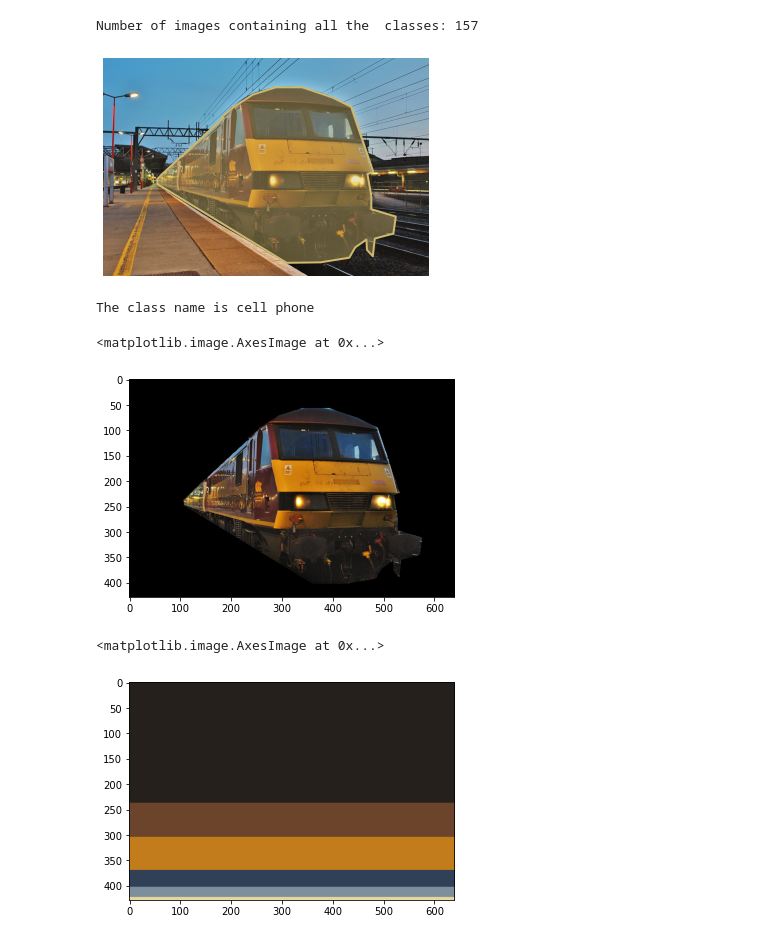
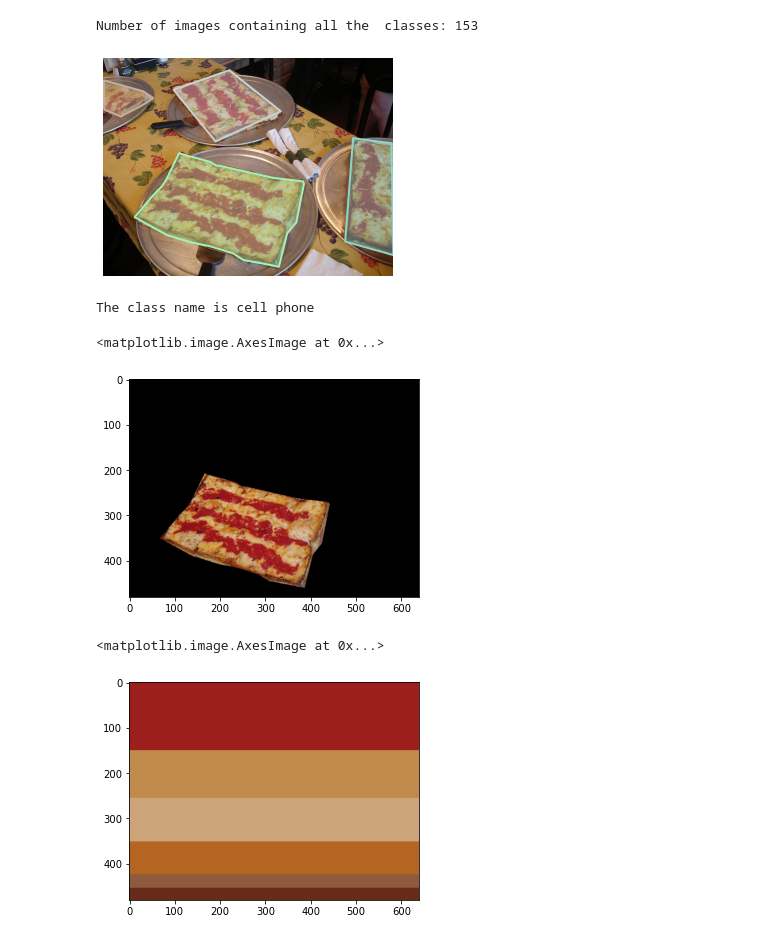
Before and after one commit to Recycleye/viz_eda, a Jupyter notebook: colorAnalysis.ipynb, the cells around one changed output. Cells and saved outputs as stored; diff of their text form; code cells hidden in the pictures.

Commit message:
Optimized mask segmentation + kmeans for colour analysis

```diff
--- a/colorAnalysis.ipynb
+++ b/colorAnalysis.ipynb
@@ -35,7 +35,7 @@ index created!
 [{'supercategory': 'person', 'id': 1, 'name': 'person'}, {'supercategory': 'vehicle', 'id': 2, 'name': 'bicycle'}, {'supercategory': 'vehicle', 'id': 3, 'name': 'car'}, {'supercategory': 'vehicle', 'i ...
 # %%
 # Define the classes (out of the 81) which you want to see. Others will not be shown.
-filterClasses = ['train']
+filterClasses = ['pizza']
 
 # Fetch class IDs only corresponding to the filterClasses
 catIds = coco.getCatIds(catNms=filterClasses)
@@ -43,7 +43,7 @@ catIds = coco.getCatIds(catNms=filterClasses)
 imgIds = coco.getImgIds(catIds=catIds)
 print("Number of images containing all the  classes:", len(imgIds))
 # %% [output]
-Number of images containing all the  classes: 157
+Number of images containing all the  classes: 153
 # %%
 # load and display a random image
 img = coco.loadImgs(imgIds[np.random.randint(0,len(imgIds))])[0]
@@ -55,61 +55,63 @@ annIds = coco.getAnnIds(imgIds=img['id'], catIds=catIds, iscrowd=0)
 anns = coco.loadAnns(annIds)
 coco.showAnns(anns)
 # %% [output]
-[figure, old version]
+[figure, new version]
 # %%
 def getClassName(classID, cats):
     for i in range(len(cats)):
         if cats[i]['id']==classID:
             return cats[i]['name']
     return "None"
 print('The class name is', getClassName(77, cats))
 
 def segmentTo2DArray(segmentation):
     polygon = []
     for partition in segmentation:
         for x, y in zip(partition[::2], partition[1::2]):
-            polygon.append((x,y))
+            polygon.append((x, y))
     return polygon
 
-def maskPixels(polygon, img):
-    path = Path(polygon)
-    xmin, ymin, xmax, ymax = np.asarray(path.get_extents(), dtype=int).ravel()
-    x, y = np.mgrid[:img['width'], :img['height']]
-    points = np.vstack((x.ravel(), y.ravel())).T
-    mask = path.contains_points(points)
-    path_points = points[np.where(mask)]
-    img_mask = mask.reshape(x.shape).T
-    return img_mask
+
+def maskPixels(polygon, img_dict, image_folder):
+    img = cv2.imread('{}/{}'.format(image_folder, img_dict['file_name']))
+    mask = np.zeros(img.shape, dtype=np.uint8)
+    polygon = np.int32(polygon)
+    cv2.fillPoly(mask, [polygon], (255, 255, 255))
+    masked_image = cv2.bitwise_and(img, mask)
+    masked_image = cv2.cvtColor(masked_image, cv2.COLOR_BGR2RGB)
+    return masked_image
+
 
 polyVerts = segmentTo2DArray(anns[0]['segmentation'])
-img_mask = maskPixels(polyVerts, img)
-plt.imshow(I * img_mask[...,None])
+img_mask = maskPixels(polyVerts, img, 'data/val2017')
+plt.imshow(img_mask)
 # %% [output]
 The class name is cell phone
 <matplotlib.image.AxesImage at 0x...>
-[figure, old version]
+[figure, new version]
 # %%
 def getMaskColors(maskPixels):
     pixels = np.float32(maskPixels.reshape(-1, 3))
     pixels = pixels[np.all(pixels != 0, axis=1), :]
 
     n_colors = 6
-    criteria = (cv2.TERM_CRITERIA_EPS + cv2.TERM_CRITERIA_MAX_ITER, 200, .1)
+    criteria = (cv2.TERM_CRITERIA_EPS + cv2.TERM_CRITERIA_MAX_ITER, 10, .1)
     flags = cv2.KMEANS_RANDOM_CENTERS
     _, labels, palette = cv2.kmeans(pixels, n_colors, None, criteria, 10, flags)
     _, counts = np.unique(labels, return_counts=True)
-    dominant = palette[np.argmax(counts)]
-    return counts, palette*255.0
+#     palette = cv2.cvtColor(palette, cv2.COLOR_BGR2RGB)
+    return counts, palette
 
-counts, palette = getMaskColors(I * img_mask[...,None])
+counts, palette = getMaskColors(img_mask)
 
 indices = np.argsort(counts)[::-1]
 freqs = np.cumsum(np.hstack([[0], counts[indices]/counts.sum()]))
-rows = np.int_((I * img_mask[...,None]).shape[0]*freqs)
-
-dom_patch = np.zeros(shape=(I * img_mask[...,None]).shape, dtype=np.uint8)
+rows = np.int_(img_mask.shape[0]*freqs)
+dom_patch = np.zeros(shape=img_mask.shape, dtype=np.uint8)
 for i in range(len(rows) - 1):
     dom_patch[rows[i]:rows[i + 1], :, :] += np.uint8(palette[indices[i]])
+
+
 
 plt.imshow(dom_patch)
 # ax1.set_title('Dominant colors')
@@ -117,5 +119,5 @@ plt.imshow(dom_patch)
 # plt.show(ax1)
 # %% [output]
 <matplotlib.image.AxesImage at 0x...>
-[figure, old version]
+[figure, new version]
 # %%
```
Also changed, not shown: parts of 3 cells of this notebook, 4 other files.
